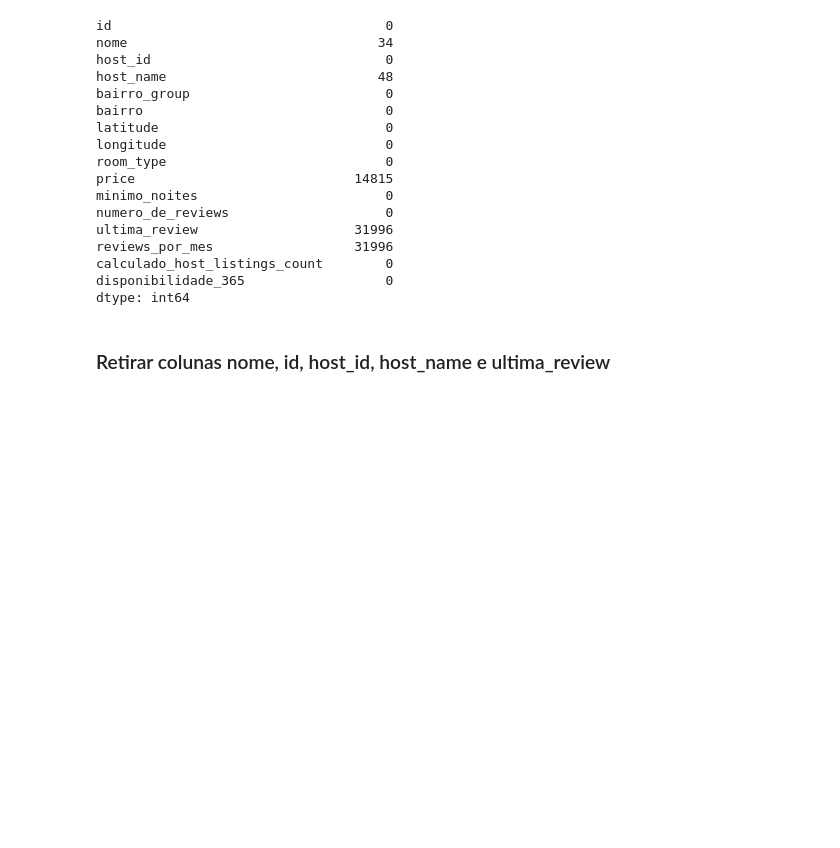
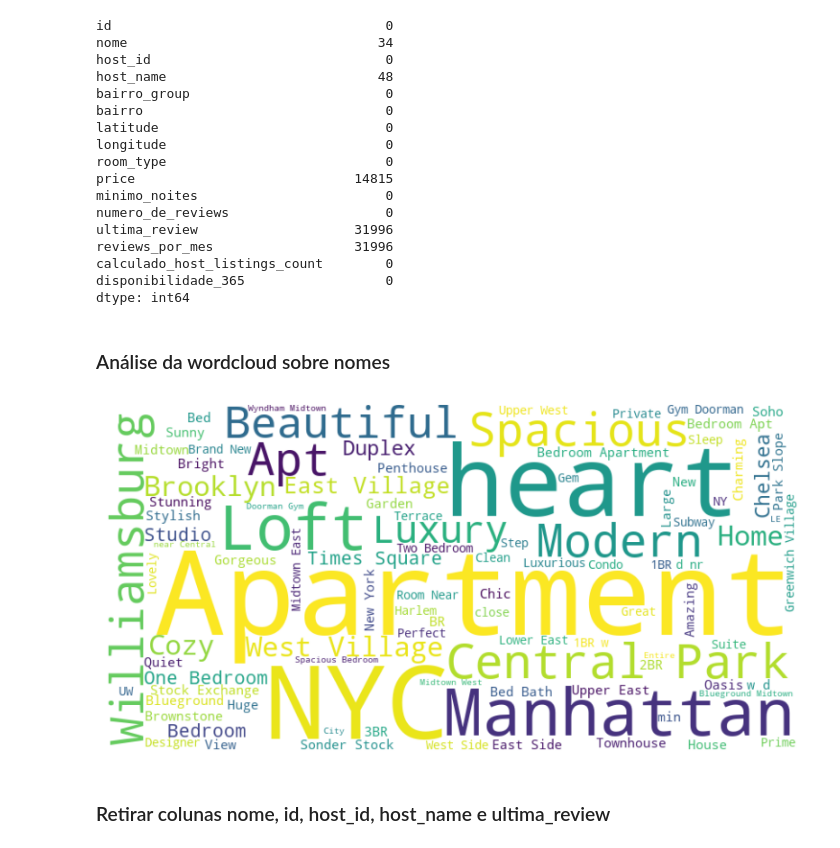
Before and after one commit to akyla007/Desafio-Lighouse-2, a Jupyter notebook: notebooks/exploratory_data.ipynb, the cells around one changed output. Saved outputs shown, nothing was run; the diff lists cells and outputs as text; code cells hidden in the pictures; blank space fills up the shorter version.

```diff
--- a/notebooks/exploratory_data.ipynb
+++ b/notebooks/exploratory_data.ipynb
@@ -68,6 +69,26 @@ reviews_por_mes                  31996
 calculado_host_listings_count        0
 disponibilidade_365                  0
 dtype: int64
+# %% [markdown]
+### Análise da wordcloud sobre nomes
+# %%
+top_20_percent = data['price'].quantile(0.8)
+df_expensive = data[data['price'] >= top_20_percent]
+
+# Juntando todos os nomes dos locais mais caros
+text = " ".join(df_expensive['nome'].dropna())
+
+# Criando a WordCloud
+wordcloud = WordCloud(width=800, height=400, background_color='white', colormap='viridis', max_words=100).generate(text)
+
+# Exibindo a nuvem de palavras
+plt.figure(figsize=(10, 5))
+plt.imshow(wordcloud, interpolation="bilinear")
+plt.axis("off")  # Remove os eixos
+plt.savefig('../images/wordcloud.png')
+plt.show()
+# %% [output]
+[figure, added]
 # %% [markdown]
 ### Retirar colunas nome, id, host_id, host_name e ultima_review
 # %%
```
Also changed, not shown: parts of 9 cells of this notebook, 2 other files.
